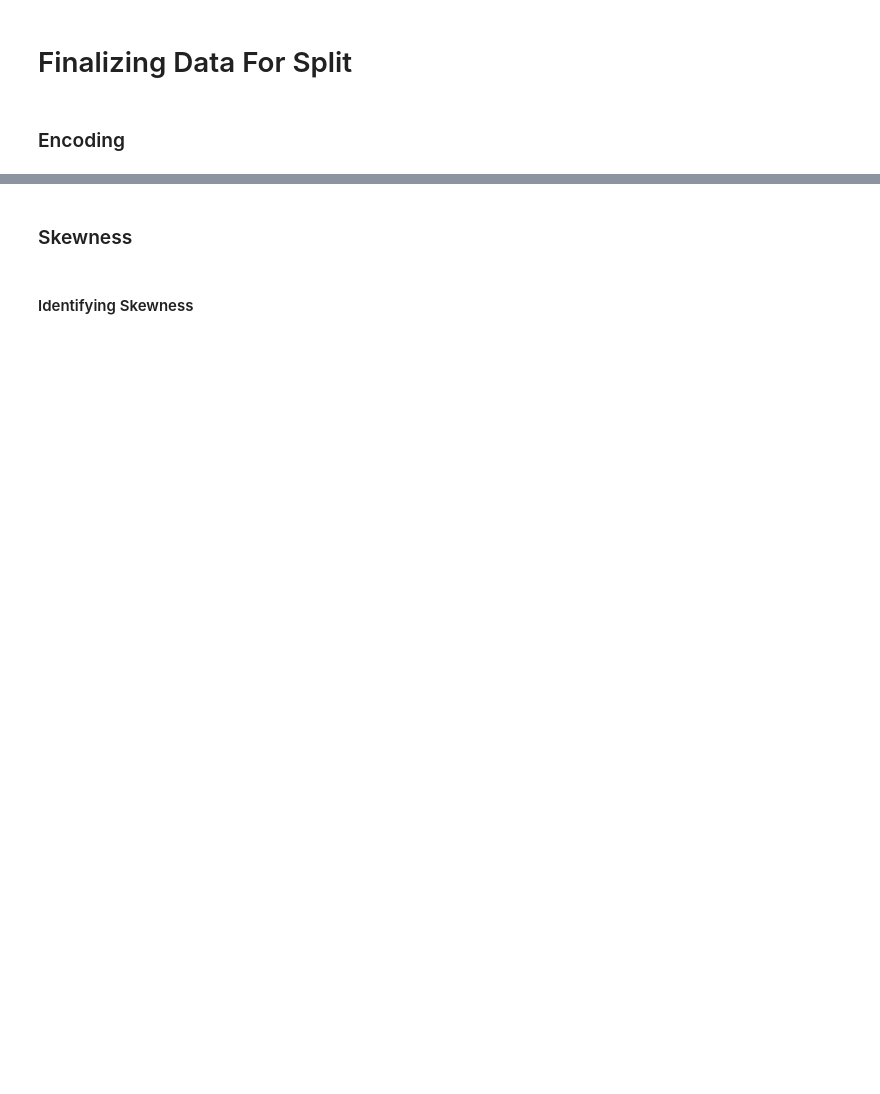
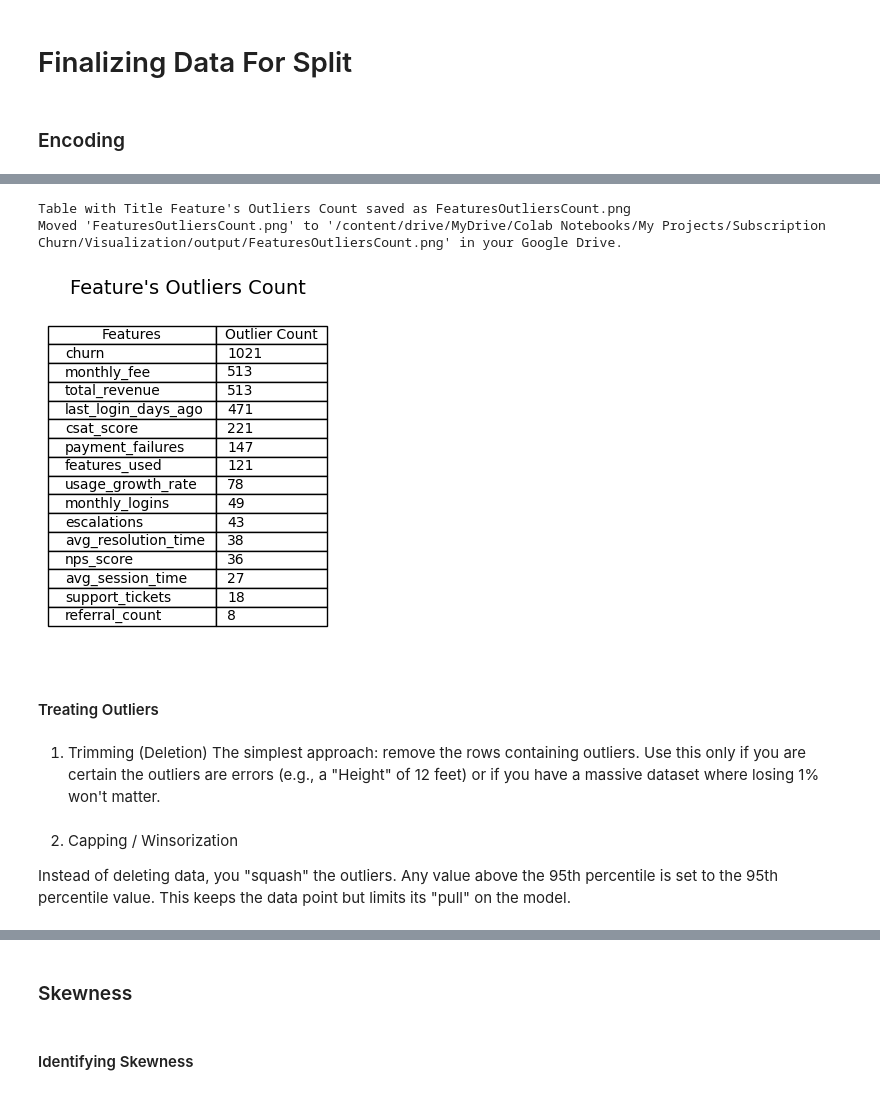
Before and after one commit to tsbawa61/Machine-Learning, a Jupyter notebook: FinalChurn.ipynb, the cells around one changed output, grey strips where cells are left out. Drawn from its saved outputs; the diff is of its cells as text; code cells hidden in the pictures; blank space fills up the shorter version.

```diff
--- a/FinalChurn.ipynb
+++ b/FinalChurn.ipynb
@@ -1020,0 +1390,34 @@ print(f"({len(df_encoded.columns)})",df_encoded.columns)
+# %%
+import pandas as pd
+dfOutliers = pd.DataFrame(columns=['Features', 'Outlier Count'])
+
+# Finding Outliers
+num_cols = df.select_dtypes(include=['number']).columns
+print(f"num_cols {len(num_cols)}:\n" , num_cols)
+i=0
+for col in num_cols:
+  # print(col)
+  Q1 = df[col].quantile(0.25)
+  Q3 = df[col].quantile(0.75)
+  IQR = Q3 - Q1
+  outliers = df[(df[col] < Q1 - 1.5*IQR) | (df[col] > Q3 + 1.5*IQR)]
+  # print(type(outliers),outliers)
+  if len(outliers) > 0:
+    i+=1
+    #print(f"({i}) No of outliers in {col}: ", len(outliers))
+    # Adding a row at the next available index
+    dfOutliers.loc[len(dfOutliers)] = [col, len(outliers)]
+    # print(outliers[col].unique().tolist()) # Corrected line
+    # counts = df[col].value_counts()
+    # print('Summary : \n', counts)
+    # outliers.value_counts().plot(kind='bar')
+    # plt.title(f"Outliers in {col}")
+    # plt.show()
+    # outliers[col].count().plot(kind='bar')
+    # plt.title(f"Outliers in {col}")
+    # plt.show()
+    # if i == 1:
+    #   exit
+
+  else:
+    print(f"No outliers in {col}")
@@ -1020,0 +1438,13 @@ print(f"({len(df_encoded.columns)})",df_encoded.columns)
+# %%
+dfOutliers = dfOutliers.sort_values(by='Outlier Count', ascending=False)
+#display(dfOutliers)
+tableToImage(dfOutliers,"Feature's Outliers Count",2,4)
+# %% [output]
+Table with Title Feature's Outliers Count saved as FeaturesOutliersCount.png
+Moved 'FeaturesOutliersCount.png' to '/content/drive/MyDrive/Colab Notebooks/My Projects/Subscription Churn/Visualization/output/FeaturesOutliersCount.png' in your Google Drive.
+[figure, added]
+# %% [markdown]
+#### Treating Outliers
+# %% [markdown]
+1. Trimming (Deletion)
+The simplest approach: remove the rows containing outliers. Use this only if you are certain the outliers are errors (e.g., a "Height" of 12 feet) or if you have a massive dataset where losing 1% won't matter.
@@ -1020,0 +1457,4 @@ print(f"({len(df_encoded.columns)})",df_encoded.columns)
+# %% [markdown]
+2. Capping / Winsorization
+
+Instead of deleting data, you "squash" the outliers. Any value above the 95th percentile is set to the 95th percentile value. This keeps the data point but limits its "pull" on the model.
```
Also changed, not shown: parts of 76 cells of this notebook.
